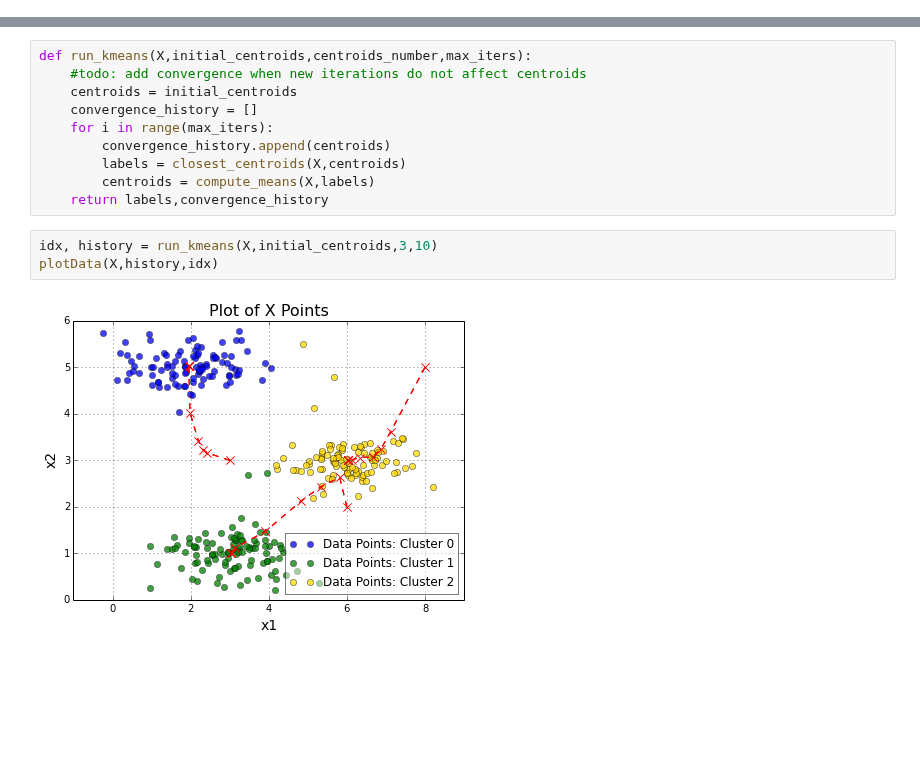
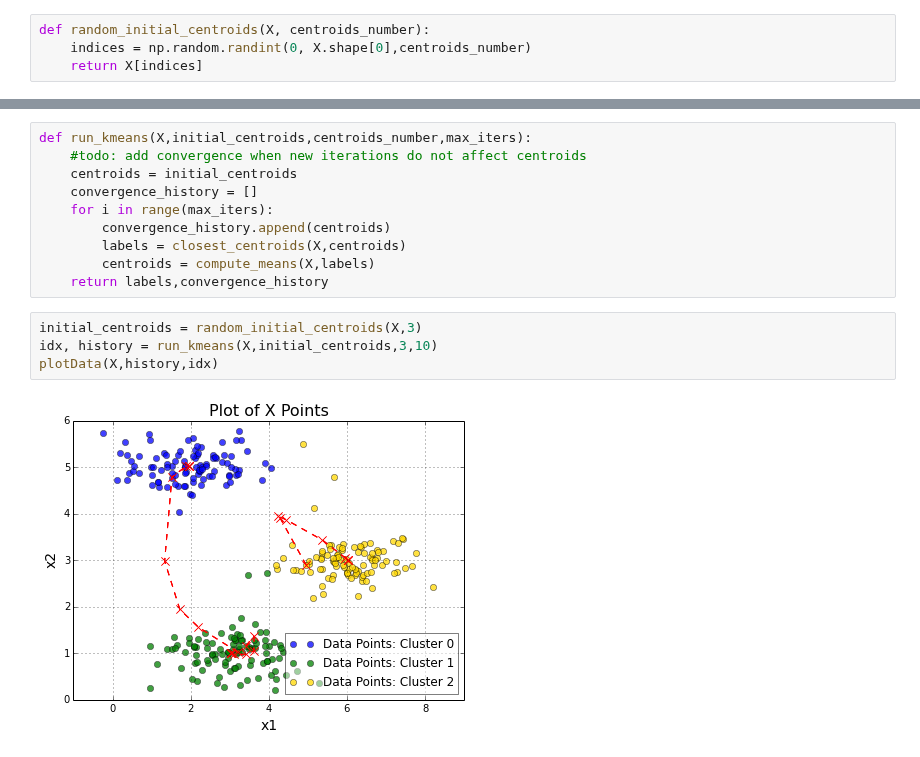
Before and after one commit to stand-by/MachineLearning_algorithms, a Jupyter notebook: examples/draft_kmeans.ipynb, the cells around one changed output, grey strips where cells are left out. Saved outputs shown, nothing was run; the diff lists cells and outputs as text; blank space fills up the shorter version.

Commit message:
add function for centroids random initialization

```diff
--- a/examples/draft_kmeans.ipynb
+++ b/examples/draft_kmeans.ipynb
@@ -61,6 +61,10 @@ labels = closest_centroids(X, initial_centroids)
 plotData(X,[initial_centroids],labels)
 # %% [output]
 [figure]
+# %%
+def random_initial_centroids(X, centroids_number):
+    indices = np.random.randint(0, X.shape[0],centroids_number)
+    return X[indices]
 # %%
 def compute_means(X, colors):
     means = []
@@ -78,7 +82,8 @@ def run_kmeans(X,initial_centroids,centroids_number,max_iters):
         centroids = compute_means(X,labels)
     return labels,convergence_history
 # %%
+initial_centroids = random_initial_centroids(X,3)
 idx, history = run_kmeans(X,initial_centroids,3,10)
 plotData(X,history,idx)
 # %% [output]
-[figure, old version]
+[figure, new version]
```
